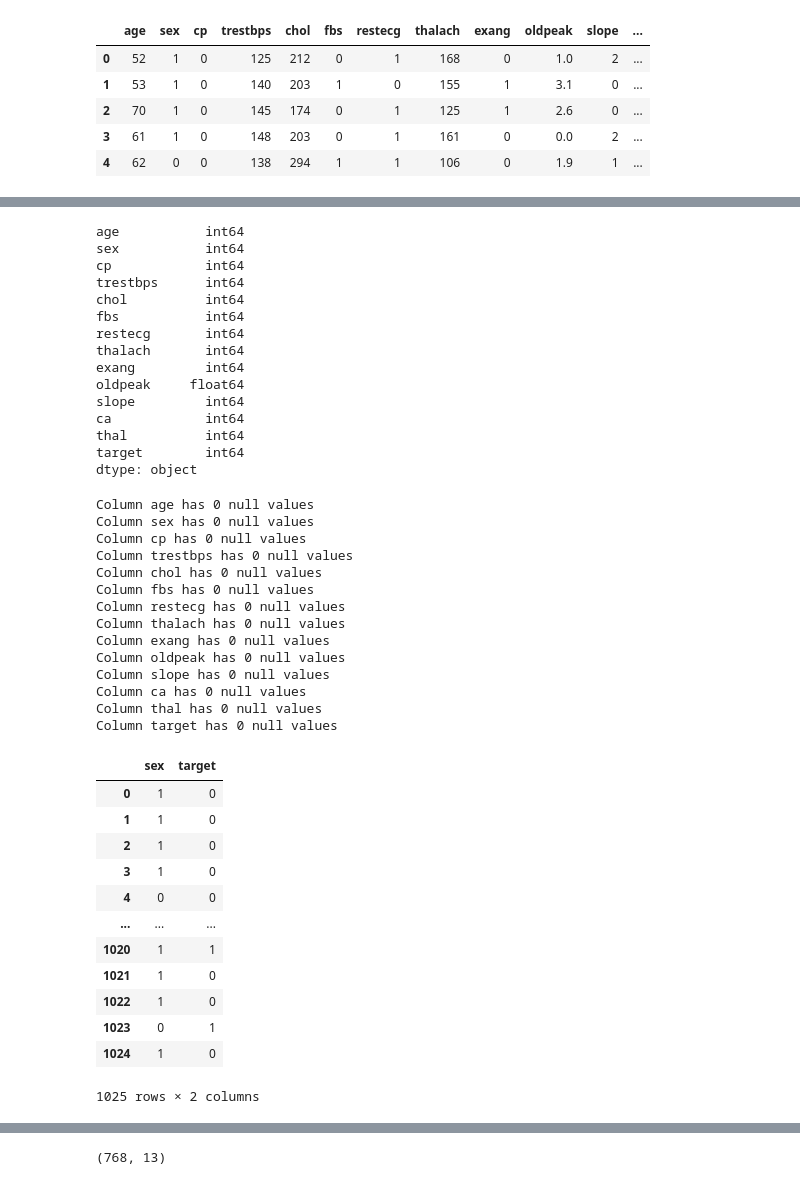
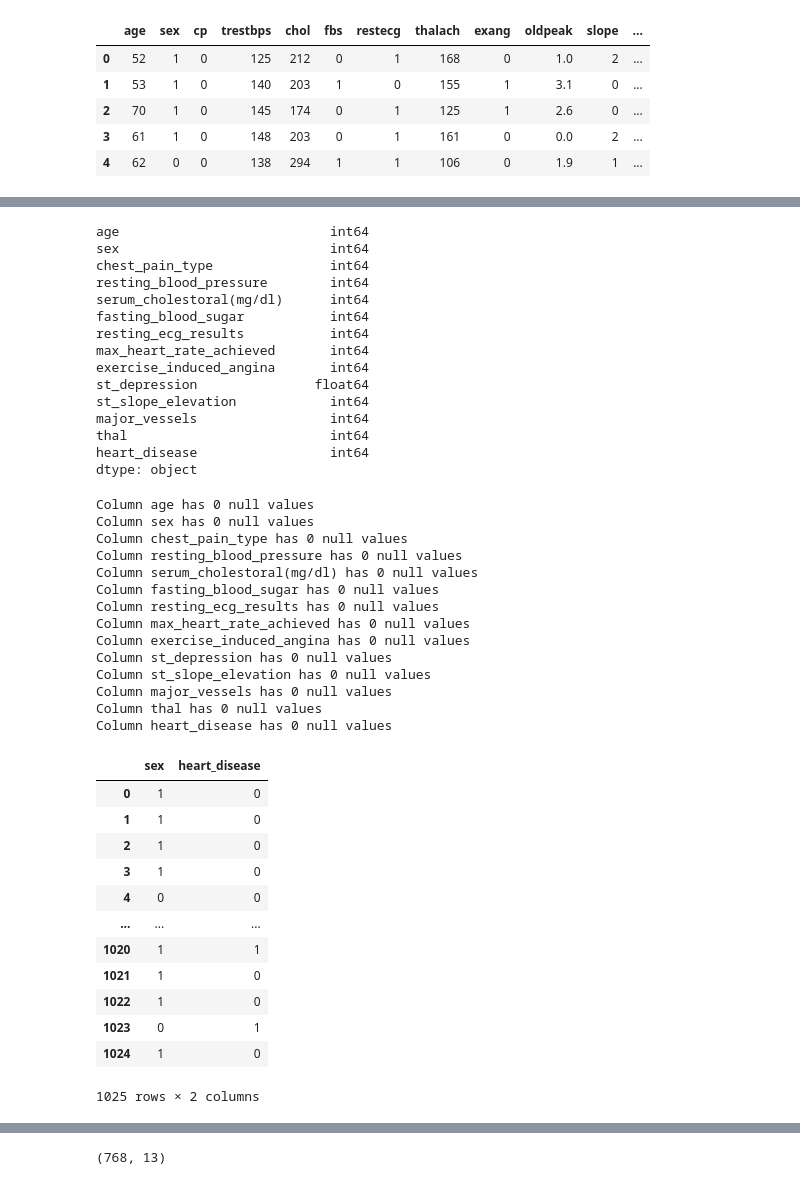
Before and after one commit to RagingRyann/group_project, a Jupyter notebook: Heart_ML_LogReg.ipynb, the cells around one changed output, grey strips where cells are left out. Cells and saved outputs as stored; diff of their text form; code cells hidden in the pictures.

```diff
--- a/Heart_ML_LogReg.ipynb
+++ b/Heart_ML_LogReg.ipynb
@@ -12,3 +12,7 @@ heart_df.head()
 | 2 | 70 | 1 | 0 | 145 | 174 | 0 | 1 | 125 | 1 | 2.6 | 0 | ... |
 | 3 | 61 | 1 | 0 | 148 | 203 | 0 | 1 | 161 | 0 | 0.0 | 2 | ... |
 | 4 | 62 | 0 | 0 | 138 | 294 | 1 | 1 | 106 | 0 | 1.9 | 1 | ... |
+# %%
+#Change names of columns
+heart_df.columns=['age', 'sex','chest_pain_type','resting_blood_pressure','serum_cholestoral(mg/dl)', 'fasting_blood_sugar', 'resting_ecg_results','max_heart_rate_achieved', 'exercise_induced_angina', 'st_depression', 'st_slope_elevation', 'major_vessels', 'thal', 'heart_disease']
+heart_df
@@ -16,20 +34,20 @@ heart_df.head()
 #List data types
 heart_df.dtypes
 # %% [output]
-age           int64
-sex           int64
-cp            int64
-trestbps      int64
-chol          int64
-fbs           int64
-restecg       int64
-thalach       int64
-exang         int64
-oldpeak     float64
-slope         int64
-ca            int64
-thal          int64
-target        int64
+age                           int64
+sex                           int64
+chest_pain_type               int64
+resting_blood_pressure        int64
+serum_cholestoral(mg/dl)      int64
+fasting_blood_sugar           int64
+resting_ecg_results           int64
+max_heart_rate_achieved       int64
+exercise_induced_angina       int64
+st_depression               float64
+st_slope_elevation            int64
+major_vessels                 int64
+thal                          int64
+heart_disease                 int64
 dtype: object
 # %%
 # Find null values
@@ -38,24 +56,24 @@ for column in heart_df.columns:
 # %% [output]
 Column age has 0 null values
 Column sex has 0 null values
-Column cp has 0 null values
-Column trestbps has 0 null values
-Column chol has 0 null values
-Column fbs has 0 null values
-Column restecg has 0 null values
-Column thalach has 0 null values
-Column exang has 0 null values
-Column oldpeak has 0 null values
-Column slope has 0 null values
-Column ca has 0 null values
+Column chest_pain_type has 0 null values
+Column resting_blood_pressure has 0 null values
+Column serum_cholestoral(mg/dl) has 0 null values
+Column fasting_blood_sugar has 0 null values
+Column resting_ecg_results has 0 null values
+Column max_heart_rate_achieved has 0 null values
+Column exercise_induced_angina has 0 null values
+Column st_depression has 0 null values
+Column st_slope_elevation has 0 null values
+Column major_vessels has 0 null values
 Column thal has 0 null values
-Column target has 0 null values
+Column heart_disease has 0 null values
 # %%
 # Create Gender DF
-gender_df = heart_df[["sex", "target"]]
+gender_df = heart_df[["sex", "heart_disease"]]
 gender_df
 # %% [output]
-|  | sex | target |
+|  | sex | heart_disease |
 | 0 | 1 | 0 |
 | 1 | 1 | 0 |
 | 2 | 1 | 0 |
```
Also changed, not shown: parts of 5 cells of this notebook, 2 other files.
